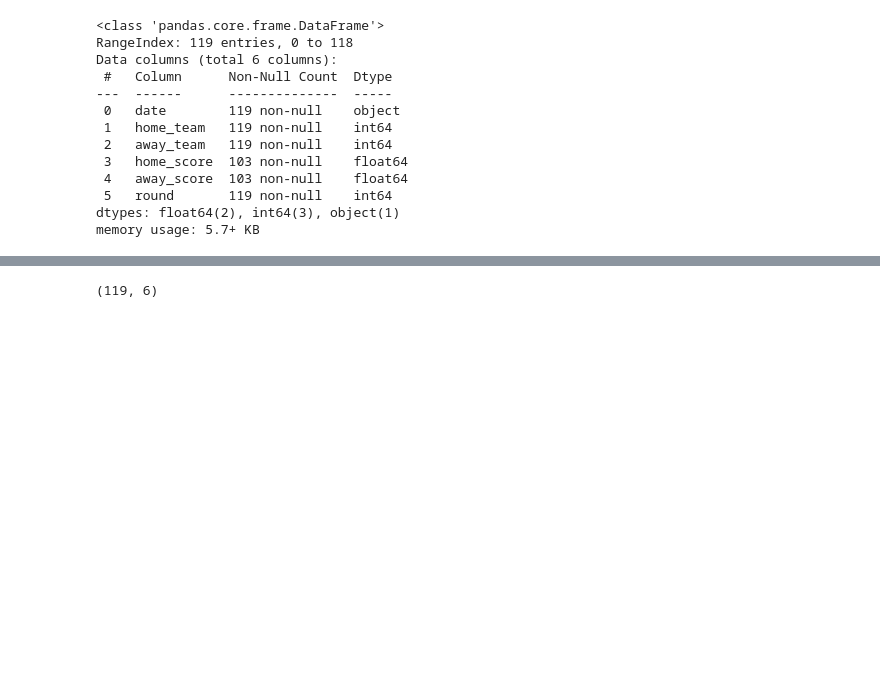
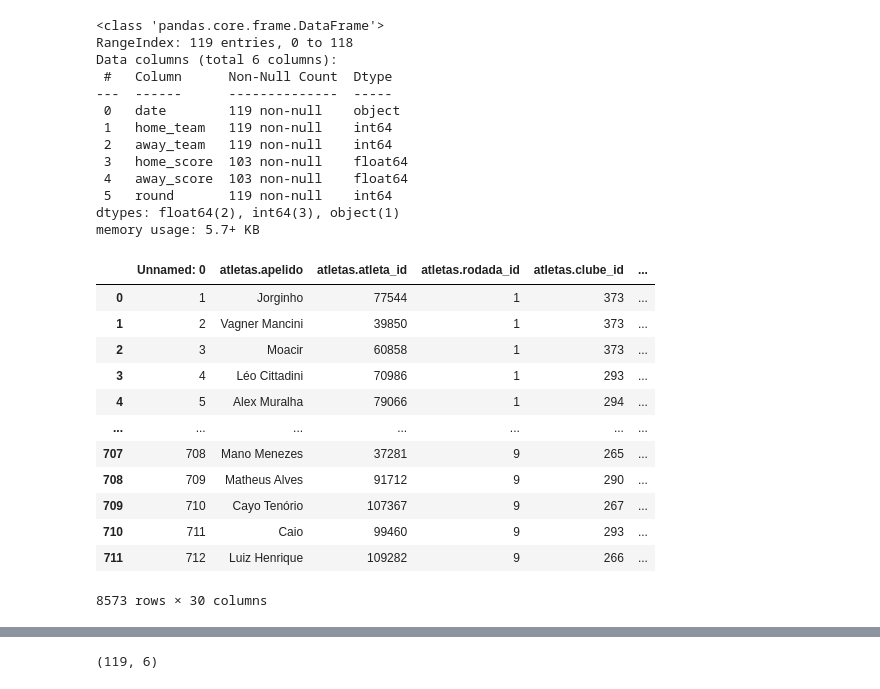
Before and after one commit to andeoliveira/datascience, a Jupyter notebook: cartolafc-escalacao/notebook.ipynb, the cells around one changed output, grey strips where cells are left out. Saved outputs shown, nothing was run; the diff lists cells and outputs as text; code cells hidden in the pictures; blank space fills up the shorter version.

```diff
--- a/cartolafc-escalacao/notebook.ipynb
+++ b/cartolafc-escalacao/notebook.ipynb
@@ -201,7 +173,21 @@ dtypes: float64(2), int64(3), object(1)
 memory usage: 5.7+ KB
 # %%
 # Remover colunas atletas.foto e rodada
-df_jogadores = df_jogadores.drop(['atletas.foto', 'rodada', 'atletas.slug', 'atletas.nome', 'atletas.clube.id.full.name'], axis=1)
+df_jogadores.drop(['atletas.foto', 'rodada', 'atletas.slug', 'atletas.nome', 'atletas.clube.id.full.name'], axis=1, inplace=True)
+# %% [output]
+|  | Unnamed: 0 | atletas.apelido | atletas.atleta_id | atletas.rodada_id | atletas.clube_id | ... |
+| 0 | 1 | Jorginho | 77544 | 1 | 373 | ... |
+| 1 | 2 | Vagner Mancini | 39850 | 1 | 373 | ... |
+| 2 | 3 | Moacir | 60858 | 1 | 373 | ... |
+| 3 | 4 | Léo Cittadini | 70986 | 1 | 293 | ... |
+| 4 | 5 | Alex Muralha | 79066 | 1 | 294 | ... |
+| ... | ... | ... | ... | ... | ... | ... |
+| 707 | 708 | Mano Menezes | 37281 | 9 | 265 | ... |
+| 708 | 709 | Matheus Alves | 91712 | 9 | 290 | ... |
+| 709 | 710 | Cayo Tenório | 107367 | 9 | 267 | ... |
+| 710 | 711 | Caio | 99460 | 9 | 293 | ... |
+| 711 | 712 | Luiz Henrique | 109282 | 9 | 266 | ... |
+8573 rows × 30 columns
 # %%
 # remover linhas cuja coluna rodada_id esteja NaN
 df_jogadores.dropna(subset=['atletas.rodada_id'], inplace=True)
```
Also changed, not shown: parts of 14 cells of this notebook.
